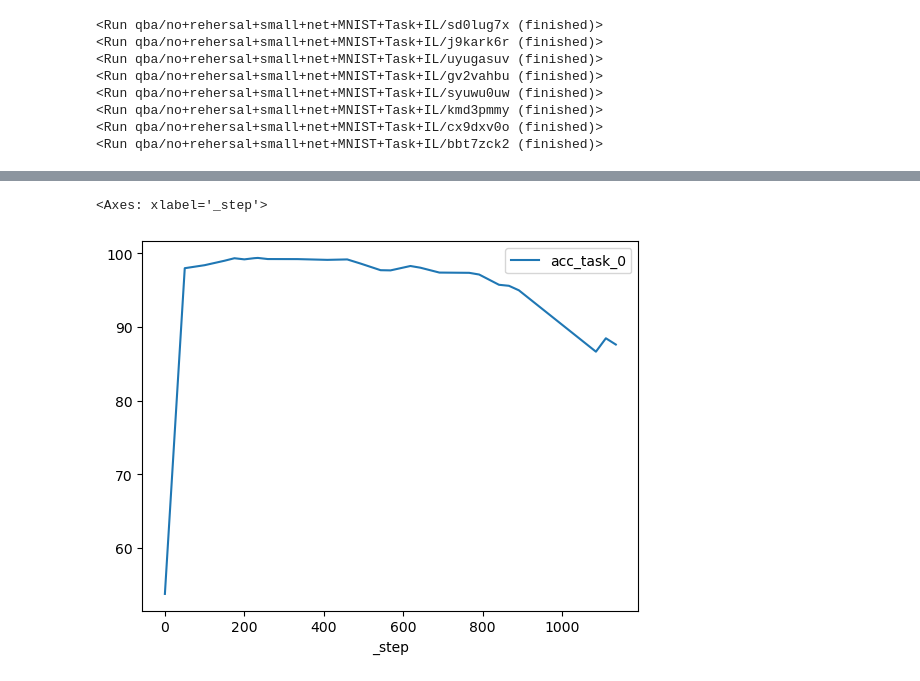
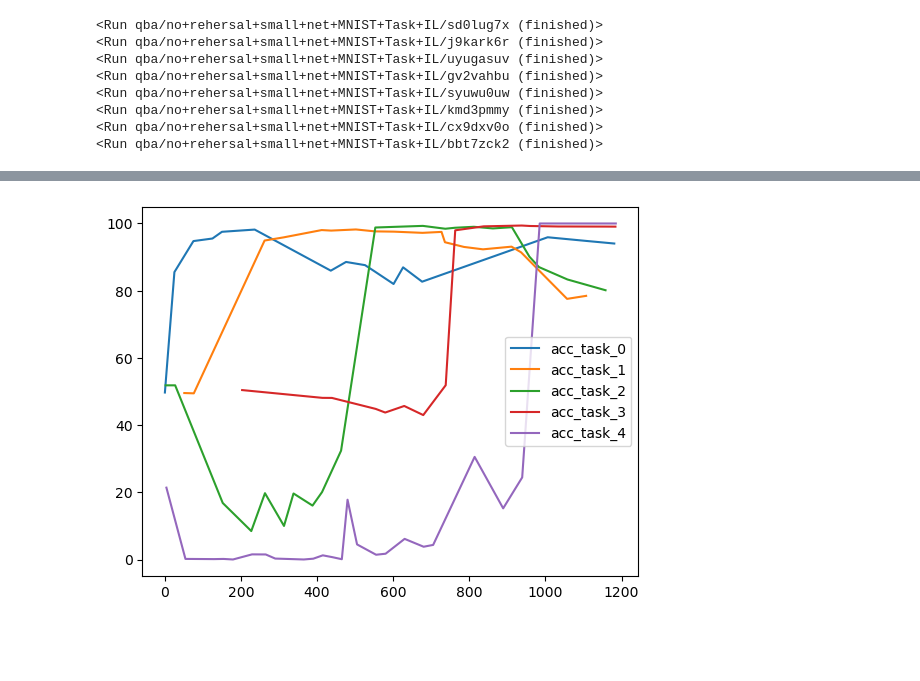
Before and after one commit to jsobolew/mgr, a Jupyter notebook: myCode/Results_Visualization.ipynb, the cells around one changed output, grey strips where cells are left out. Cells and saved outputs as stored; diff of their text form; code cells hidden in the pictures; blank space fills up the shorter version.

```diff
--- a/myCode/Results_Visualization.ipynb
+++ b/myCode/Results_Visualization.ipynb
@@ -48,5 +32,10 @@ df
 # %%
-df[[acc_col[0],'_step']].dropna().sort_values(by='_step').set_index('_step').plot()
+df = dfs[2]
+
+for i in range(len(acc_col)):
+    plt.plot(df[[acc_col[i],'_step']].dropna().sort_values(by='_step').set_index('_step'))
+
+plt.legend(acc_col)
+plt.show()
 # %% [output]
-<Axes: xlabel='_step'>
-[figure, old version]
+[figure, new version]
```
Also changed, not shown: parts of 5 cells of this notebook, 13 other files.
